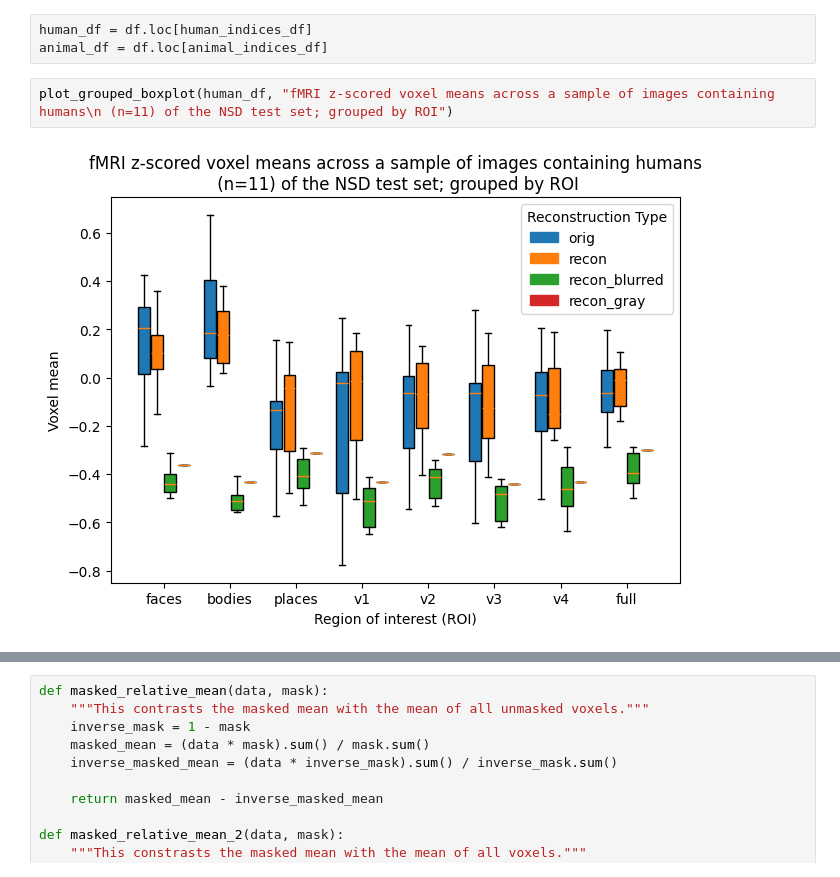
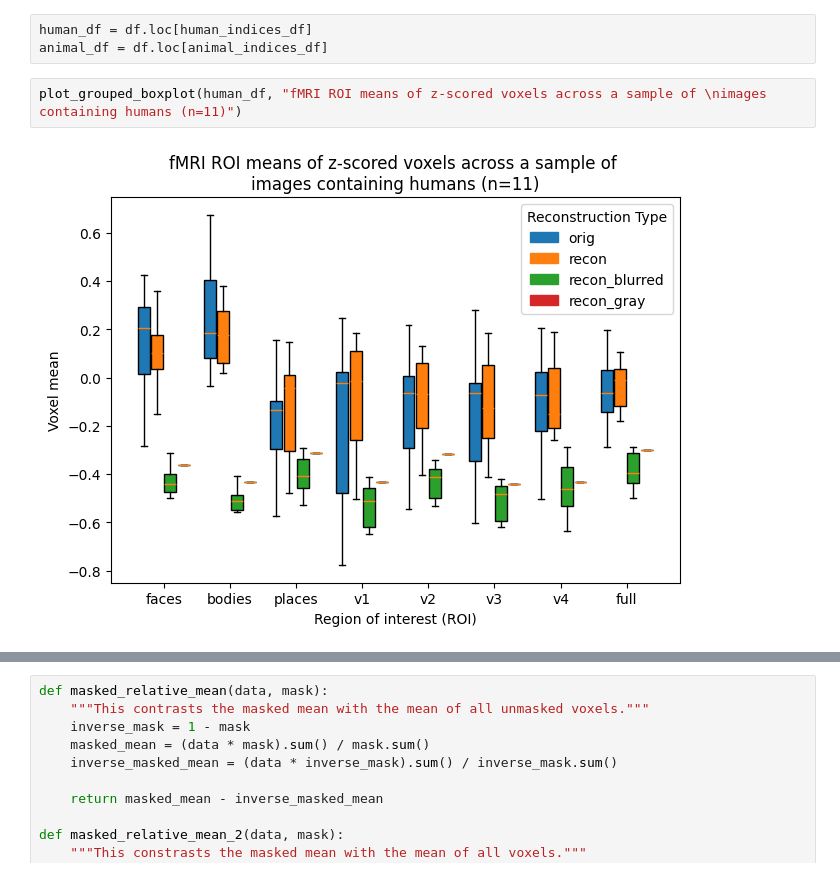
Before and after one commit to frederikdammeier/neuroflow-latent-analysis, a Jupyter notebook: experiments/integrated_gradients/image_to_fmri.ipynb, the cells around one changed output, grey strips where cells are left out. Cells and saved outputs as stored; diff of their text form.

```diff
--- a/experiments/integrated_gradients/image_to_fmri.ipynb
+++ b/experiments/integrated_gradients/image_to_fmri.ipynb
@@ -225,6 +233,6 @@ for i in range(0, 32*50, 50):
 human_df = df.loc[human_indices_df]
 animal_df = df.loc[animal_indices_df]
 # %%
-plot_grouped_boxplot(human_df, "fMRI z-scored voxel means across a sample of images containing humans\n (n=11) of the NSD test set; grouped by ROI")
+plot_grouped_boxplot(human_df, "fMRI ROI means of z-scored voxels across a sample of \nimages containing humans (n=11)")
 # %% [output]
-[figure, old version]
+[figure, new version]
```
Also changed, not shown: parts of 19 cells of this notebook.
